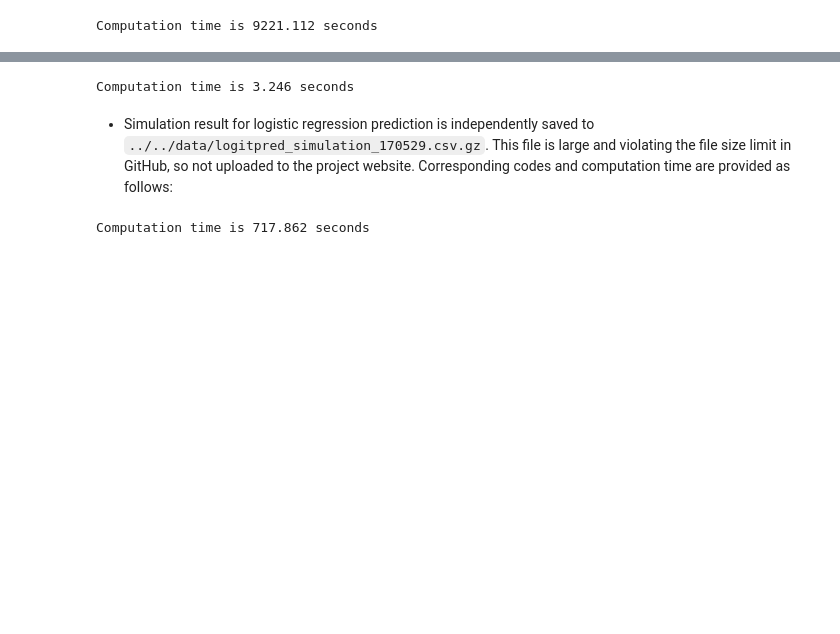
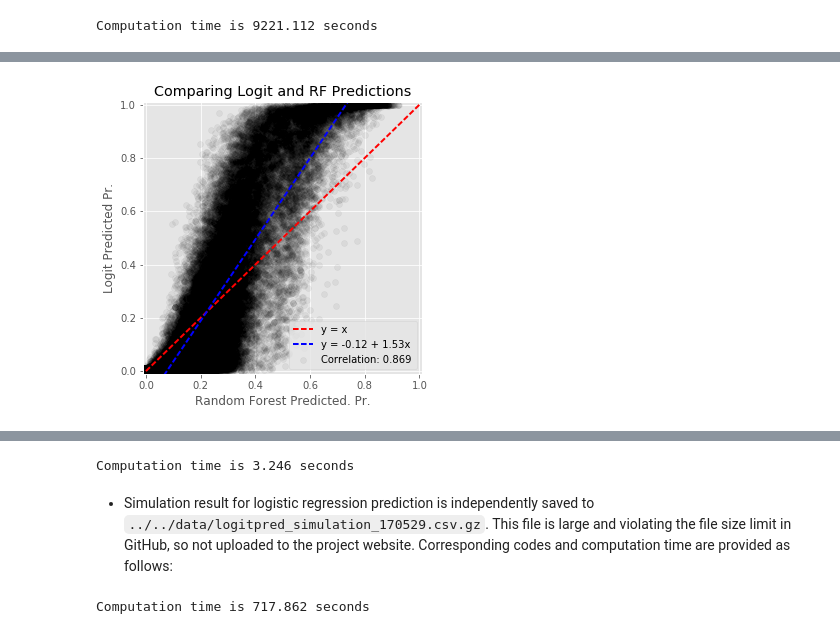
Before and after one commit to gentok/Political_Headlines_Project, a Jupyter notebook: notebooks/STA208_Supervised_Learning.ipynb, the cells around one changed output, grey strips where cells are left out. Cells and saved outputs as stored; diff of their text form; code cells hidden in the pictures; blank space fills up the shorter version.

```diff
--- a/notebooks/STA208_Supervised_Learning.ipynb
+++ b/notebooks/STA208_Supervised_Learning.ipynb
@@ -874,0 +882,20 @@ Computation time is 9221.112 seconds
+# %%
+# Correlation and Simple Linear Regression
+corprobs = np.corrcoef(probyav_rf,probyav_logit)[0,1]
+fitprobs = np.polyfit(probyav_rf,probyav_logit, deg=1)
+# %%
+plt.rcParams["figure.figsize"] = (5,5)
+plt.scatter(probyav_rf, probyav_logit, color = 'k', alpha=0.05,
+            label = 'Correlation: %0.3f' % corprobs)
+plt.plot([0, 1], [0, 1], color='r', lw=2, linestyle='--', label = 'y = x')
+plt.plot([0, 1], [fitprobs[1], fitprobs[0] + fitprobs[1]], color='b', lw=2,
+         linestyle='--', label = 'y = %0.2f + %0.2fx ' %(fitprobs[1],fitprobs[0]))
+plt.legend(loc="lower right")
+plt.title('Comparing Logit and RF Predictions')
+plt.xlabel('Random Forest Predicted. Pr.')
+plt.ylabel('Logit Predicted Pr.')
+plt.xlim(-0.01,1.01)
+plt.ylim(-0.01,1.01)
+plt.show()
+# %% [output]
+[figure, added]
```
Also changed, not shown: parts of 26 cells of this notebook, 3 other files.
